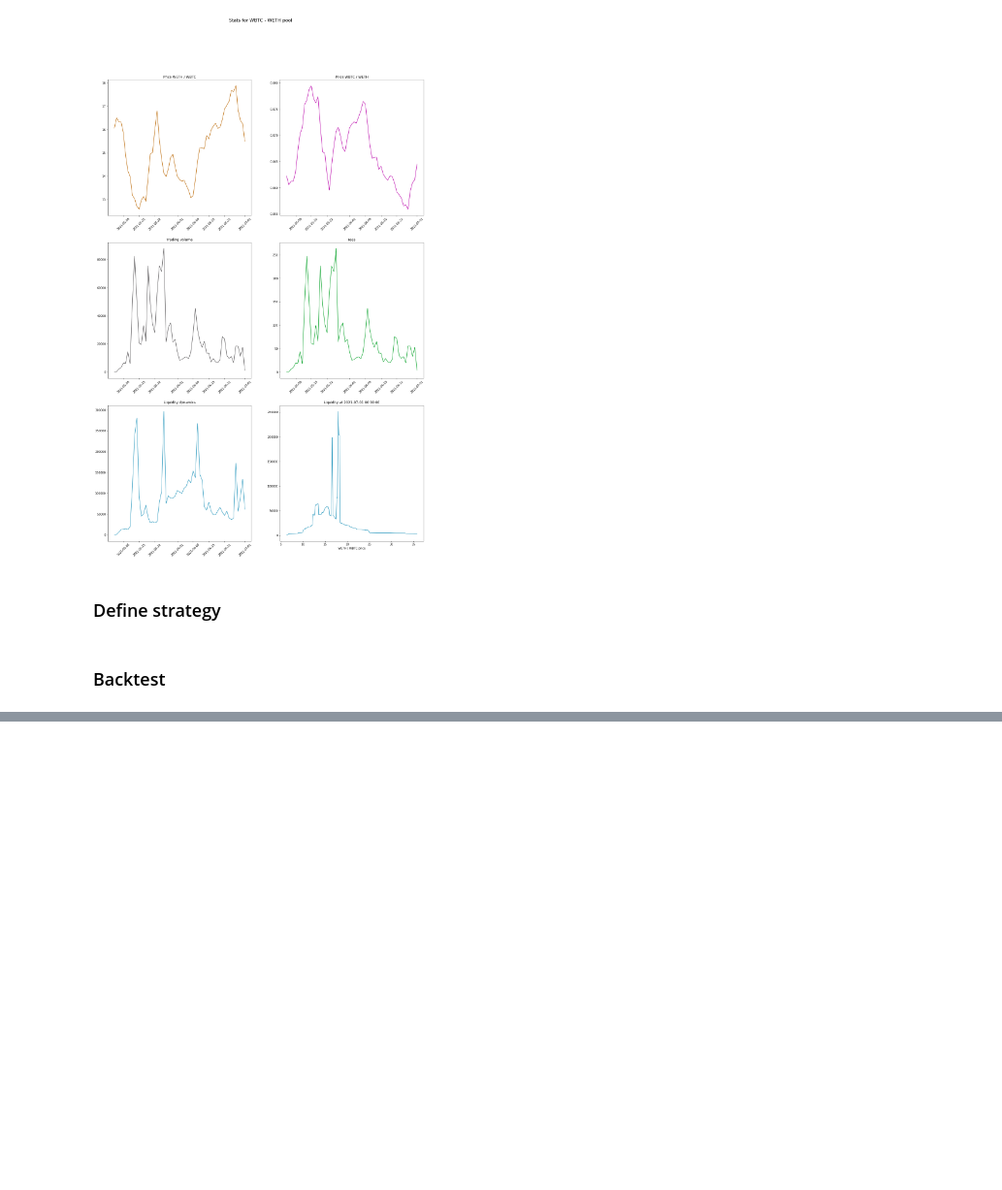
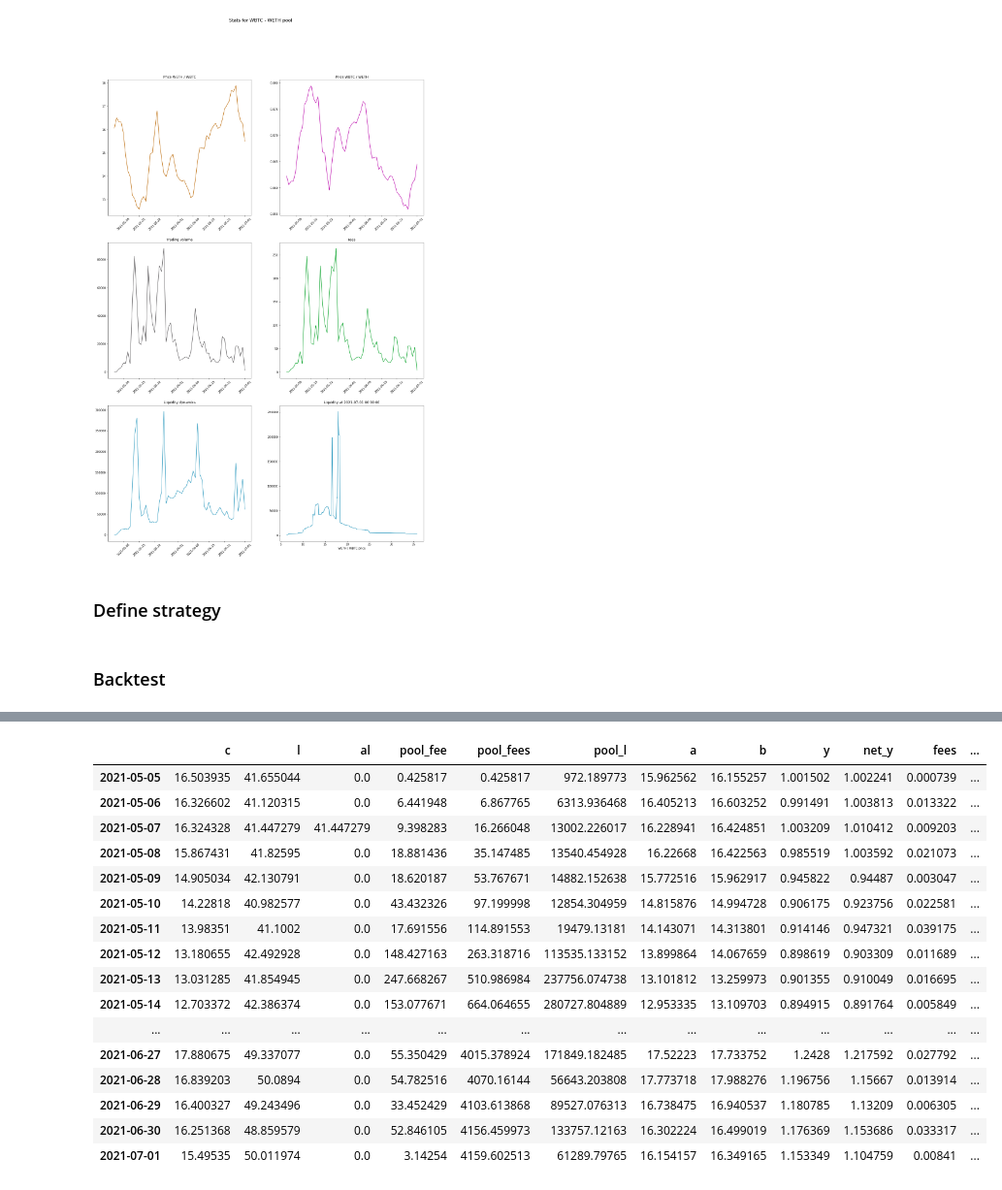
Before and after one commit to mellow-finance/mellow-strategy-sdk, a Jupyter notebook: examples/tick.ipynb, the cells around one changed output, grey strips where cells are left out. Shown at 97% size. Drawn from its saved outputs; the diff is of its cells as text; code cells hidden in the pictures; blank space fills up the shorter version.

```diff
--- a/examples/tick.ipynb
+++ b/examples/tick.ipynb
@@ -76,0 +94,20 @@ backtest.plot()
+# %%
+backtest.history
+# %% [output]
+|  | c | l | al | pool_fee | pool_fees | pool_l | a | b | y | net_y | fees | ... |
+| 2021-05-05 | 16.503935 | 41.655044 | 0.0 | 0.425817 | 0.425817 | 972.189773 | 15.962562 | 16.155257 | 1.001502 | 1.002241 | 0.000739 | ... |
+| 2021-05-06 | 16.326602 | 41.120315 | 0.0 | 6.441948 | 6.867765 | 6313.936468 | 16.405213 | 16.603252 | 0.991491 | 1.003813 | 0.013322 | ... |
+| 2021-05-07 | 16.324328 | 41.447279 | 41.447279 | 9.398283 | 16.266048 | 13002.226017 | 16.228941 | 16.424851 | 1.003209 | 1.010412 | 0.009203 | ... |
+| 2021-05-08 | 15.867431 | 41.82595 | 0.0 | 18.881436 | 35.147485 | 13540.454928 | 16.22668 | 16.422563 | 0.985519 | 1.003592 | 0.021073 | ... |
+| 2021-05-09 | 14.905034 | 42.130791 | 0.0 | 18.620187 | 53.767671 | 14882.152638 | 15.772516 | 15.962917 | 0.945822 | 0.94487 | 0.003047 | ... |
+| 2021-05-10 | 14.22818 | 40.982577 | 0.0 | 43.432326 | 97.199998 | 12854.304959 | 14.815876 | 14.994728 | 0.906175 | 0.923756 | 0.022581 | ... |
+| 2021-05-11 | 13.98351 | 41.1002 | 0.0 | 17.691556 | 114.891553 | 19479.13181 | 14.143071 | 14.313801 | 0.914146 | 0.947321 | 0.039175 | ... |
+| 2021-05-12 | 13.180655 | 42.492928 | 0.0 | 148.427163 | 263.318716 | 113535.133152 | 13.899864 | 14.067659 | 0.898619 | 0.903309 | 0.011689 | ... |
+| 2021-05-13 | 13.031285 | 41.854945 | 0.0 | 247.668267 | 510.986984 | 237756.074738 | 13.101812 | 13.259973 | 0.901355 | 0.910049 | 0.016695 | ... |
+| 2021-05-14 | 12.703372 | 42.386374 | 0.0 | 153.077671 | 664.064655 | 280727.804889 | 12.953335 | 13.109703 | 0.894915 | 0.891764 | 0.005849 | ... |
+| ... | ... | ... | ... | ... | ... | ... | ... | ... | ... | ... | ... | ... |
+| 2021-06-27 | 17.880675 | 49.337077 | 0.0 | 55.350429 | 4015.378924 | 171849.182485 | 17.52223 | 17.733752 | 1.2428 | 1.217592 | 0.027792 | ... |
+| 2021-06-28 | 16.839203 | 50.0894 | 0.0 | 54.782516 | 4070.16144 | 56643.203808 | 17.773718 | 17.988276 | 1.196756 | 1.15667 | 0.013914 | ... |
+| 2021-06-29 | 16.400327 | 49.243496 | 0.0 | 33.452429 | 4103.613868 | 89527.076313 | 16.738475 | 16.940537 | 1.180785 | 1.13209 | 0.006305 | ... |
+| 2021-06-30 | 16.251368 | 48.859579 | 0.0 | 52.846105 | 4156.459973 | 133757.12163 | 16.302224 | 16.499019 | 1.176369 | 1.153686 | 0.033317 | ... |
+| 2021-07-01 | 15.49535 | 50.011974 | 0.0 | 3.14254 | 4159.602513 | 61289.79765 | 16.154157 | 16.349165 | 1.153349 | 1.104759 | 0.00841 | ... |
```
Also changed, not shown: parts of 2 cells of this notebook, 2 other files.
